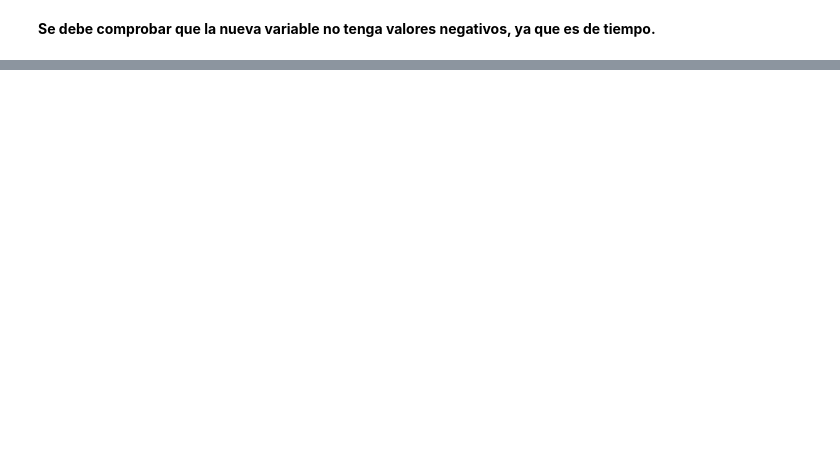
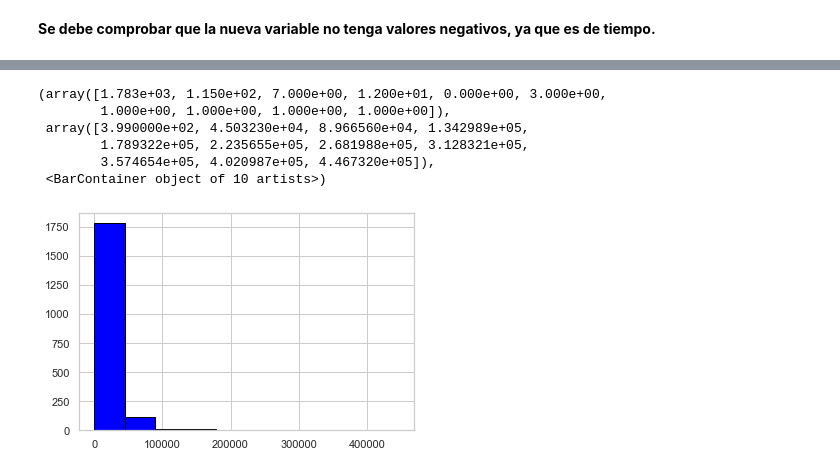
Before and after one commit to jhonalexis-parra/tekus-prueba-tecnica, a Jupyter notebook: transformacion.ipynb, the cells around one changed output, grey strips where cells are left out. Saved outputs shown, nothing was run; the diff lists cells and outputs as text; code cells hidden in the pictures; blank space fills up the shorter version.

```diff
--- a/transformacion.ipynb
+++ b/transformacion.ipynb
@@ -357,0 +311,2 @@ sns.lineplot(x="date", y="Duration", hue="Key", data=use_olla)
+# %%
+df_1 = df[(df['Duration'] >= 399)]
@@ -357,0 +329,10 @@ sns.lineplot(x="date", y="Duration", hue="Key", data=use_olla)
+# %%
+plt.hist(df_1['Duration'], color = 'blue', edgecolor = 'black', bins = 10)
+# %% [output]
+(array([1.783e+03, 1.150e+02, 7.000e+00, 1.200e+01, 0.000e+00, 3.000e+00,
+        1.000e+00, 1.000e+00, 1.000e+00, 1.000e+00]),
+ array([3.990000e+02, 4.503230e+04, 8.966560e+04, 1.342989e+05,
+        1.789322e+05, 2.235655e+05, 2.681988e+05, 3.128321e+05,
+        3.574654e+05, 4.020987e+05, 4.467320e+05]),
+ <BarContainer object of 10 artists>)
+[figure, added]
```
Also changed, not shown: parts of 96 cells of this notebook, 2 other files.
